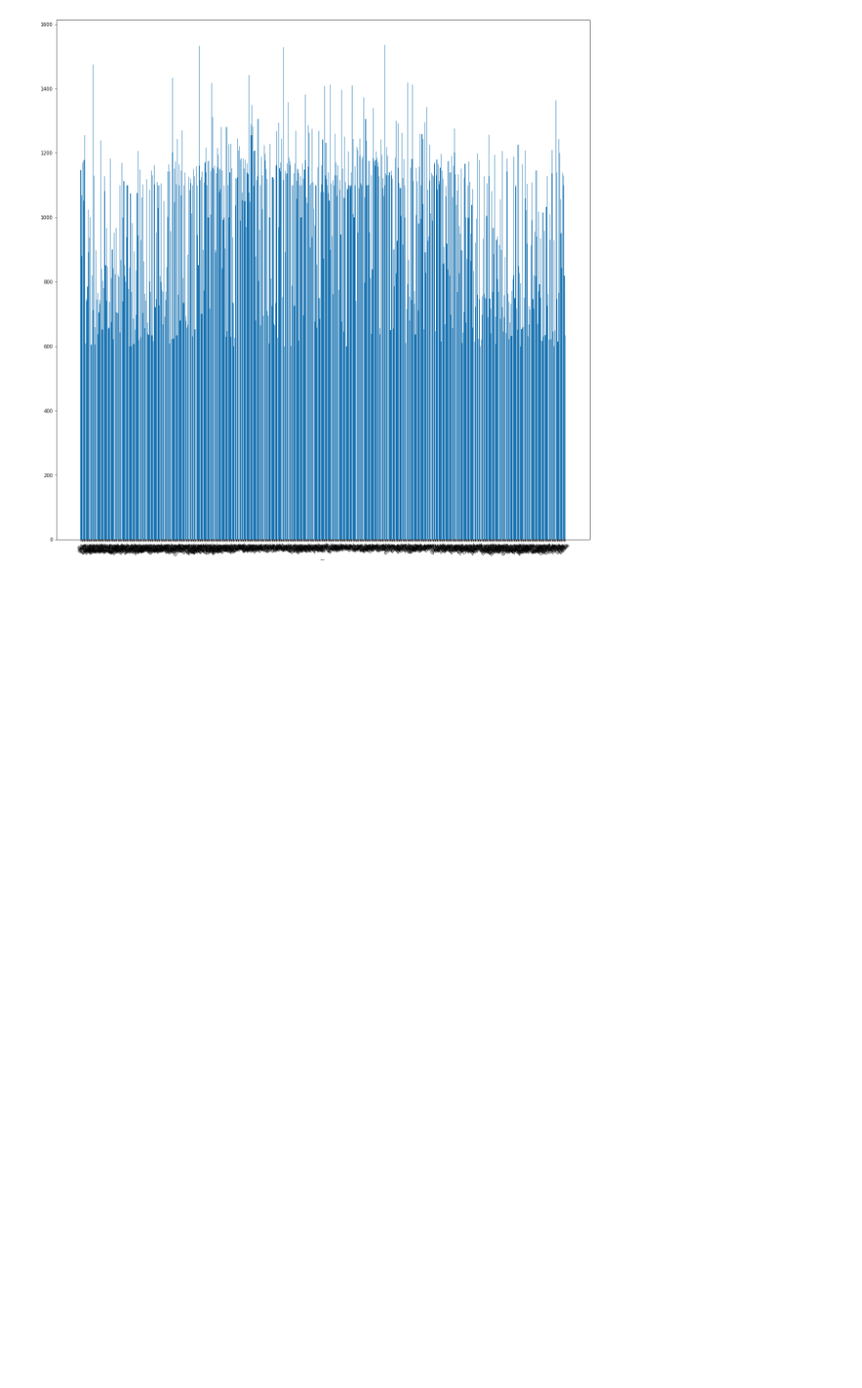
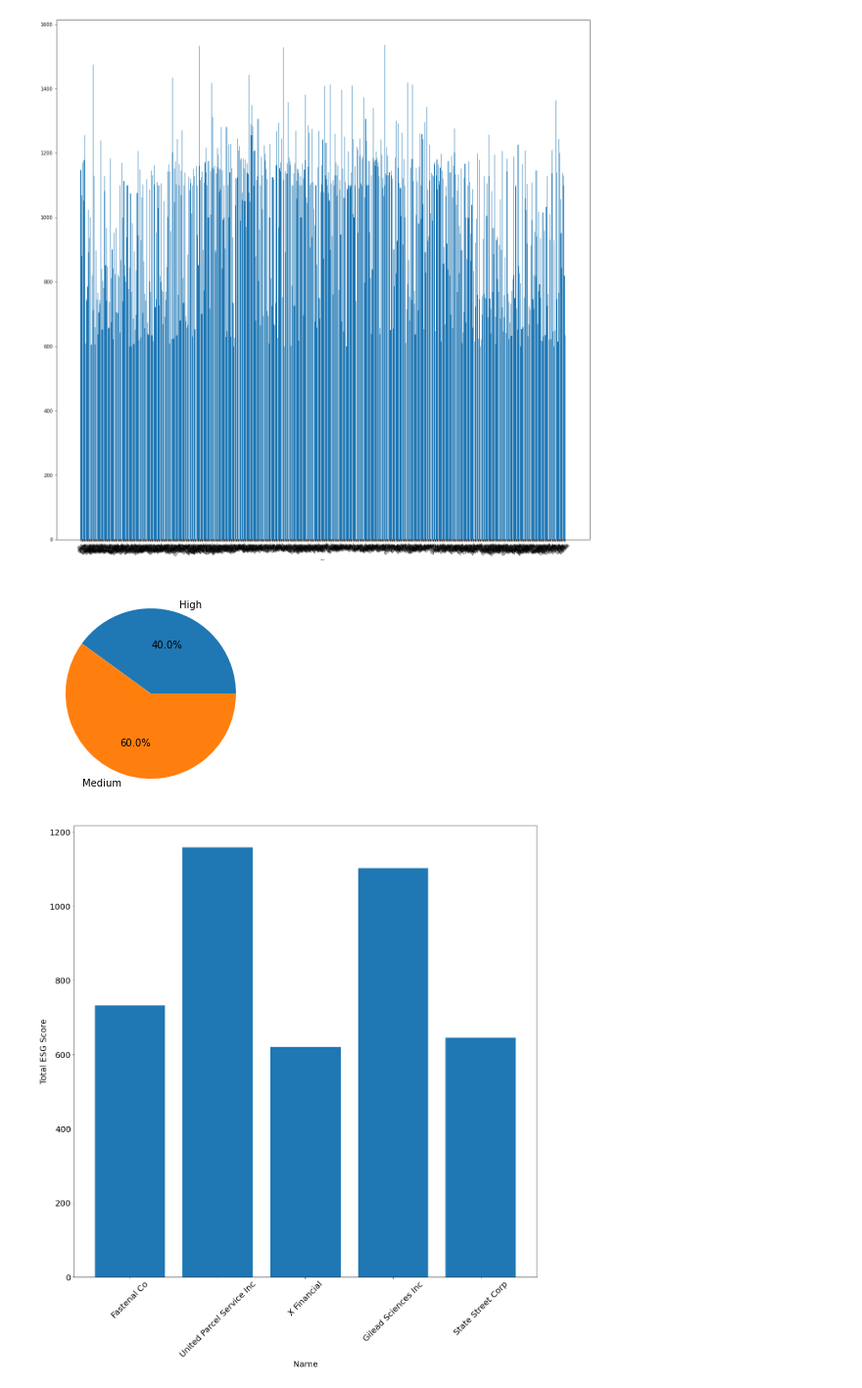
Before and after one commit to oksami/cs6320project, a Jupyter notebook: sentimentAnalysis.ipynb, the cells around one changed output. Shown at 98% size. Cells and saved outputs as stored; diff of their text form; code cells hidden in the pictures; blank space fills up the shorter version.

Commit message:
sentiment & visualizations

```diff
--- a/sentimentAnalysis.ipynb
+++ b/sentimentAnalysis.ipynb
@@ -148,5 +147,31 @@ plt.show()
 # %% [output]
 [figure]
 [figure]
+# %%
+import numpy
+def visualizations():
+    df2 = pd.read_csv("data/publiccompanyesgratings.csv")
+    viz_df = df2.sample(5)
+    group_by = viz_df.groupby("total_level").count().reset_index()
+    sizes = group_by['ticker']
+    labels = group_by['total_level']
+    plt.pie(sizes, labels = labels,autopct='%1.1f%%')
+    plt.show()
+    x = viz_df["name"]
+    y = viz_df["total_score"]
+    #ax = df['ESG Risk Level'].value_counts().plot(kind='bar', figsize=(14,8))
+    # setting the size of the figure
+    fig = plt.figure(figsize=(20,20))
+    #ax = df['Total ESG Risk score'].value_counts().plot(kind='bar', figsize=(14,8))
+    plt.xticks(rotation=45,fontsize=20)
+    plt.xlabel('Name', fontsize=20)
+    plt.yticks(fontsize=20)
+    plt.ylabel('Total ESG Score', fontsize=20)
+    plt.bar(x, y)
+    plt.show()
+visualizations()
+# %% [output]
+[figure, added]
+[figure, added]
 # %%
 #Commonalities between News CSV and ratings csv
```
Also changed, not shown: parts of 4 cells of this notebook, 1 other file.
